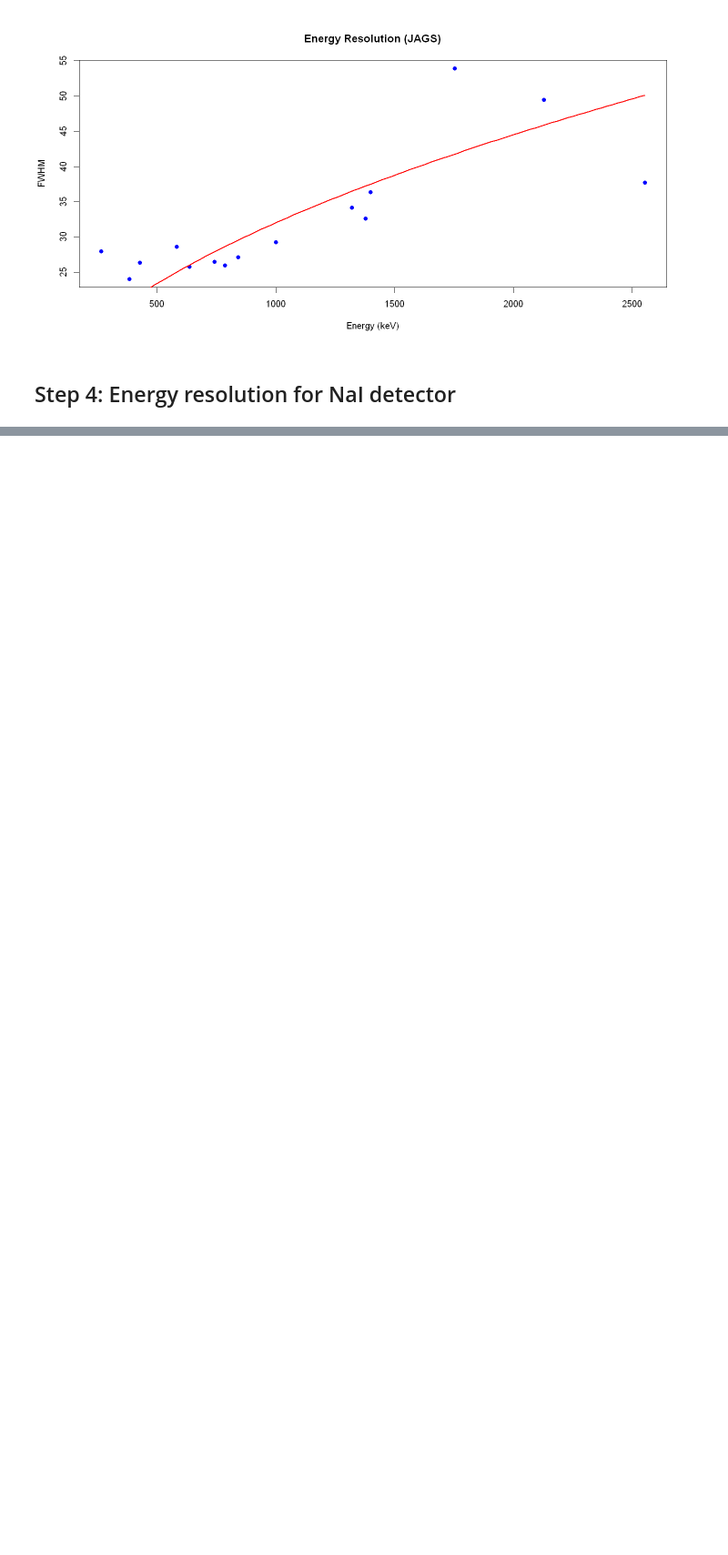
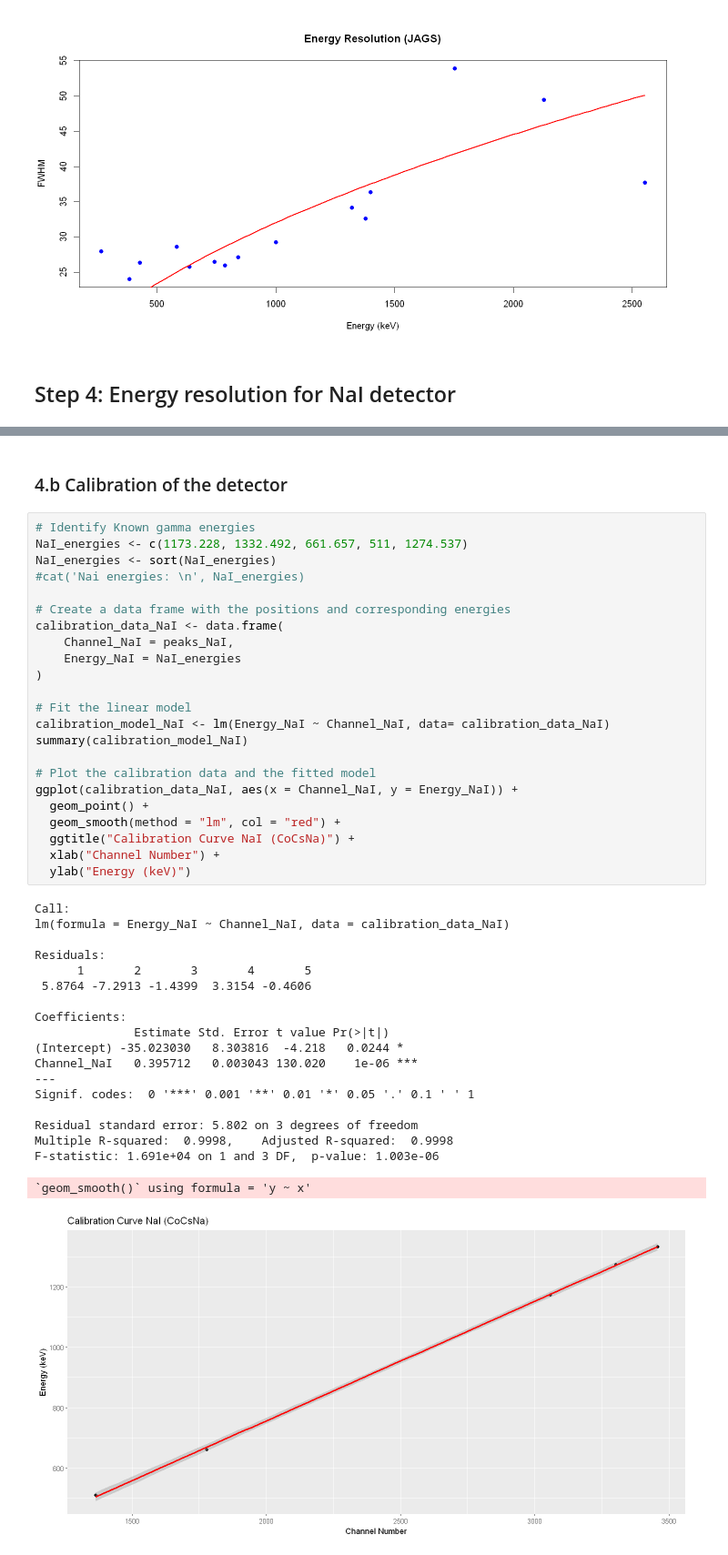
Before and after one commit to EugeniaBoccanera/R_project, a Jupyter notebook: Group_22.ipynb, the cells around one changed output, grey strips where cells are left out. Shown at 91% size. Saved outputs shown, nothing was run; the diff lists cells and outputs as text; blank space fills up the shorter version.

Commit message:
Parte NaI completa, manca linea jags

```diff
--- a/Group_22.ipynb
+++ b/Group_22.ipynb
@@ -853,0 +874,45 @@ abline(lm(fwhm_values ~ peak_positions), col = "red")
+# %% [markdown]
+### 4.b Calibration of the detector
+# %%
+# Identify Known gamma energies
+NaI_energies <- c(1173.228, 1332.492, 661.657, 511, 1274.537)
+NaI_energies <- sort(NaI_energies)
+#cat('Nai energies: \n', NaI_energies)
+
+# Create a data frame with the positions and corresponding energies
+calibration_data_NaI <- data.frame(
+    Channel_NaI = peaks_NaI,
+    Energy_NaI = NaI_energies
+)
+
+# Fit the linear model
+calibration_model_NaI <- lm(Energy_NaI ~ Channel_NaI, data= calibration_data_NaI)
+summary(calibration_model_NaI)
+
+# Plot the calibration data and the fitted model
+ggplot(calibration_data_NaI, aes(x = Channel_NaI, y = Energy_NaI)) +
+  geom_point() +
+  geom_smooth(method = "lm", col = "red") +
+  ggtitle("Calibration Curve NaI (CoCsNa)") +
+  xlab("Channel Number") +
+  ylab("Energy (keV)")
+# %% [output]
+Call:
+lm(formula = Energy_NaI ~ Channel_NaI, data = calibration_data_NaI)
+
+Residuals:
+      1       2       3       4       5
+ 5.8764 -7.2913 -1.4399  3.3154 -0.4606
+
+Coefficients:
+              Estimate Std. Error t value Pr(>|t|)
+(Intercept) -35.023030   8.303816  -4.218   0.0244 *
+Channel_NaI   0.395712   0.003043 130.020    1e-06 ***
+---
+Signif. codes:  0 '***' 0.001 '**' 0.01 '*' 0.05 '.' 0.1 ' ' 1
+
+Residual standard error: 5.802 on 3 degrees of freedom
+Multiple R-squared:  0.9998,    Adjusted R-squared:  0.9998
+F-statistic: 1.691e+04 on 1 and 3 DF,  p-value: 1.003e-06
+`geom_smooth()` using formula = 'y ~ x'
+[figure, added]
```
Also changed, not shown: parts of 22 cells of this notebook.
